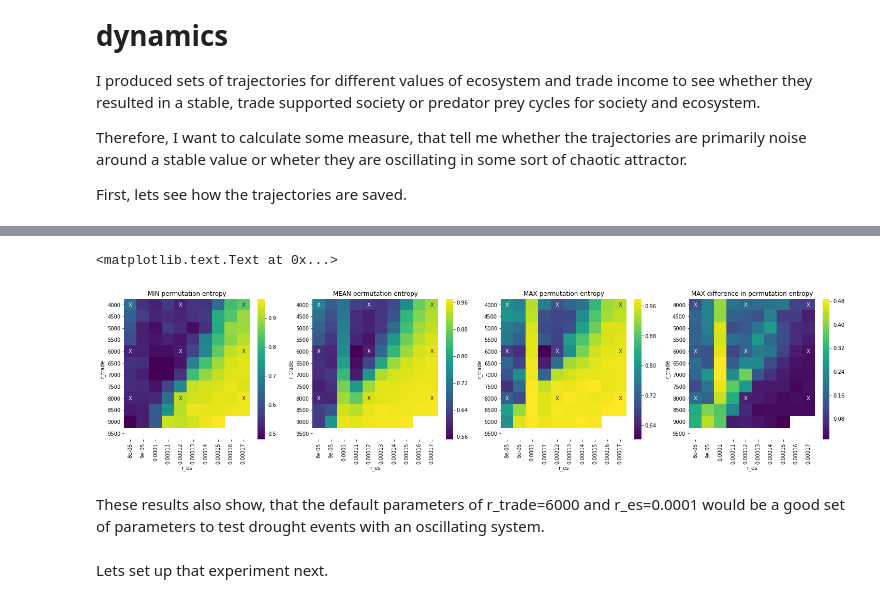
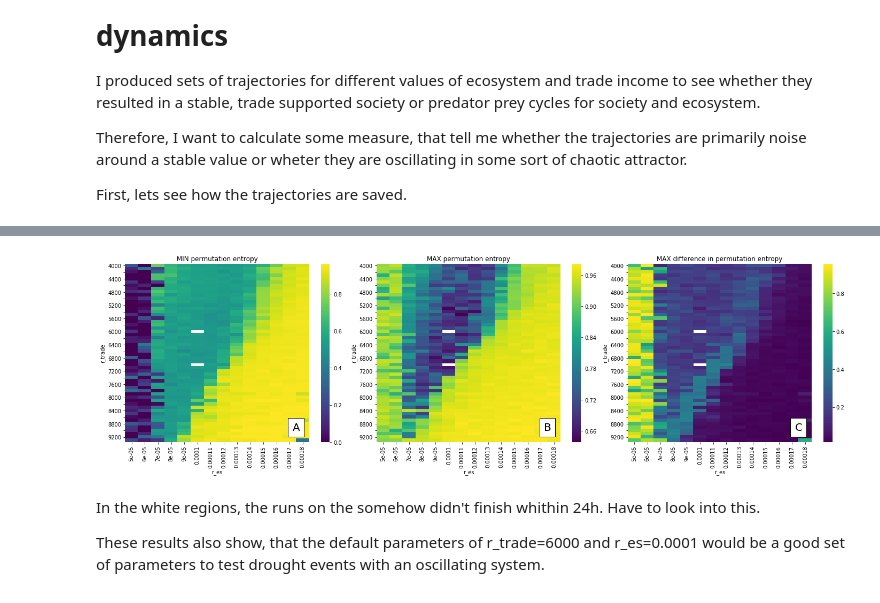
Before and after one commit to jakobkolb/Mayasim, a Jupyter notebook: Evaluation_Notebooks/X10_dynamics_analysis.ipynb, the cells around one changed output, grey strips where cells are left out. Drawn from its saved outputs; the diff is of its cells as text; code cells hidden in the pictures.

```diff
--- a/Evaluation_Notebooks/X10_dynamics_analysis.ipynb
+++ b/Evaluation_Notebooks/X10_dynamics_analysis.ipynb
@@ -105 +22,15 @@ So that what I am doing below. I calculate the permuation entropy for all the ti
+# %%
+# load data
+path_to_data = '/home/jakob/Project_MayaSim/output_data/X10_trajectories/results/all_trjs.hd5'
+
+with pd.HDFStore(path_to_data) as store:
+    data = store.select('d1', where='step>500', columns=['total_population'])
+data.index = data.index.droplevel('test')
+# %%
+# generate empty dataframe with same index (minus 'steps')
+index = data.index
+empty_df = pd.DataFrame(index=index, columns=['e']).sum(level=(0,1,2))
+empty_df[['e']] = float('nan')
+
+ann = pd.DataFrame(index=empty_df.index, columns=['ann'], data='').sum(level=(0, 1))
 # %%
@@ -177,31 +97,51 @@ This is super nice!
 # %%
-fig, ax = plt.subplots(nrows=1, ncols=4)
-fig.set_figwidth(25)
-fig.set_figheight(5)
+# plot heatmaps of permutation entropy for different values of r_es and r_trade
+tmp = empty_df
+fig, ax = plt.subplots(nrows=1, ncols=3)
+fig.set_figwidth(20)
+fig.set_figheight(6)
 
 results = tmp.min(level=[0,1])
 results.unstack('r_es')
 sns.heatmap(results['e'].unstack('r_es'), fmt='s', cmap='viridis', ax=ax[0], annot=ann.unstack('r_es'))
 ax[0].set_title('MIN permutation entropy')
 
-results = tmp.mean(level=[0,1])
-results.unstack('r_es')
-sns.heatmap(results['e'].unstack('r_es'), fmt='s', cmap='viridis', ax=ax[1], annot=ann.unstack('r_es'))
-ax[1].set_title('MEAN permutation entropy')
+# results = tmp.mean(level=[0,1])
+# results.unstack('r_es')
+# sns.heatmap(results['e'].unstack('r_es'), fmt='s', cmap='viridis', ax=ax[1], annot=ann.unstack('r_es'))
+# ax[1].set_title('MEAN permutation entropy')
 
 results = tmp.max(level=[0,1])
 results.unstack('r_es')
-sns.heatmap(results['e'].unstack('r_es'), fmt='s', cmap='viridis', ax=ax[2], annot=ann.unstack('r_es'))
-ax[2].set_title('MAX permutation entropy')
+sns.heatmap(results['e'].unstack('r_es'), fmt='s', cmap='viridis', ax=ax[1], annot=ann.unstack('r_es'))
+ax[1].set_title('MAX permutation entropy')
+
 
 results = tmp.max(level=[0,1]) - tmp.min(level=[0,1])
 results.unstack('r_es')
-sns.heatmap(results['e'].unstack('r_es'), fmt='s', cmap='viridis', ax=ax[3], annot=ann.unstack('r_es'))
-ax[3].set_title('MAX difference in permutation entropy')
+sns.heatmap(results['e'].unstack('r_es'), fmt='s', cmap='viridis', ax=ax[2], annot=ann.unstack('r_es'))
+ax[2].set_title('MAX difference in permutation entropy')
+
+def add_at(ax, t, loc=2):
+    from mpl_toolkits.axes_grid.anchored_artists import AnchoredText
+    fp = dict(size=20)
+    _at = AnchoredText(t, loc=loc, prop=fp, )
+    ax.add_artist(_at)
+    return _at
+
+for x, no in zip(ax, ['A', 'B', 'C']):
+    add_at(x, no, loc=4)
+    for label in x.get_yaxis().get_ticklabels()[1::2]:
+        label.set_visible(False)
+
+
+
+fig.set_tight_layout(True)
+fig.savefig('permutation_entropy.pdf')
+fig.savefig('permutation entropy.png')
 # %% [output]
-<matplotlib.text.Text at 0x...>
-[figure, old version]
+[figure, new version]
 # %% [markdown]
+In the white regions, the runs on the somehow didn't finish whithin 24h. Have to look into this.
+
 These results also show, that the default parameters of r_trade=6000 and r_es=0.0001 would be a good set of parameters to test drought events with an oscillating system.
-# %% [markdown]
-Lets set up that experiment next.
```
Also changed, not shown: parts of 13 cells of this notebook, 3 other files.
